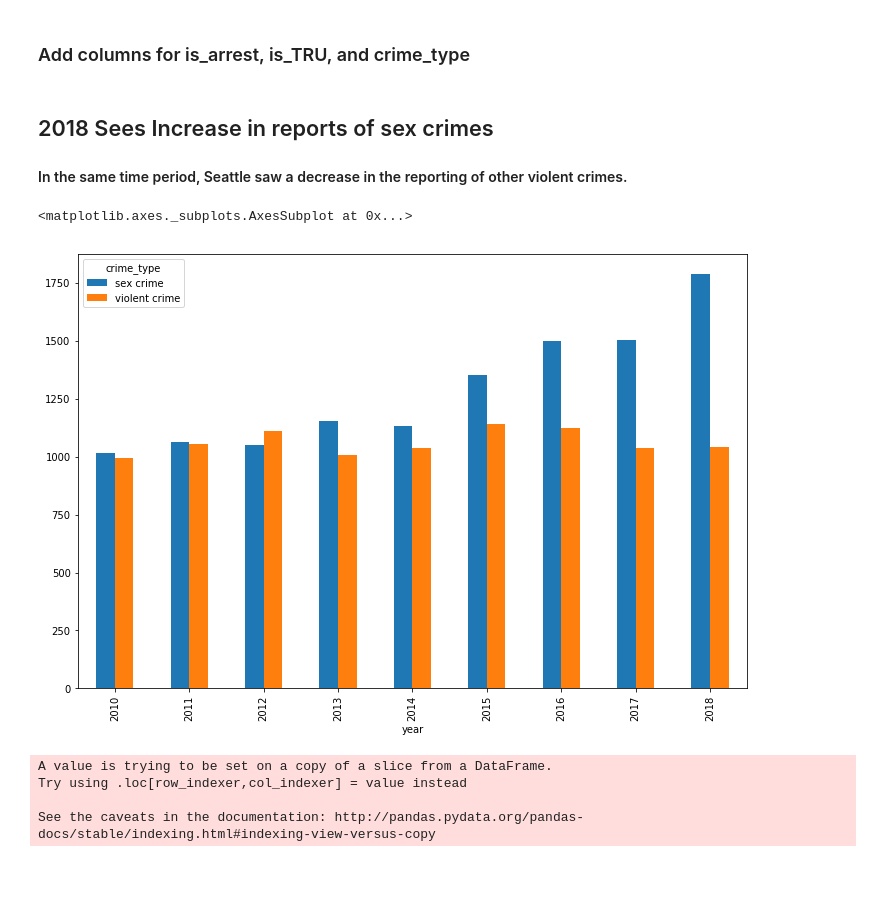
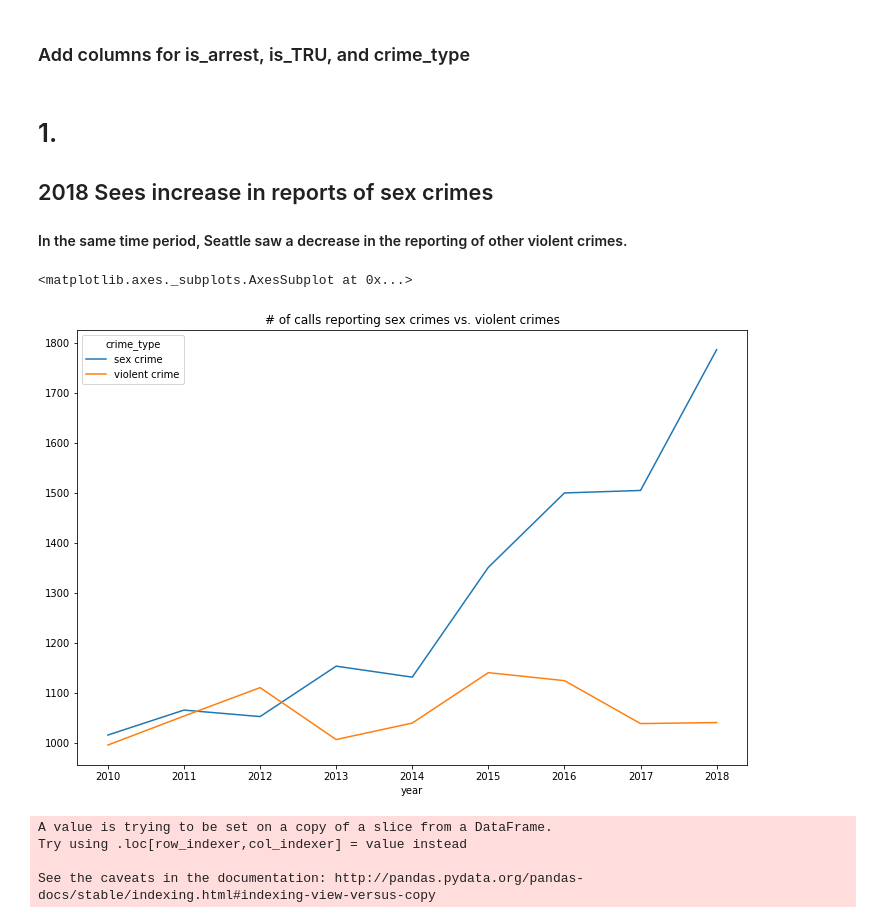
Before and after one commit to teacupwoozy/spd_notebook_archive, a Jupyter notebook: spd_notebook/2010-2018_SPD_Project.ipynb, the cells around one changed output. Saved outputs shown, nothing was run; the diff lists cells and outputs as text; code cells hidden in the pictures; blank space fills up the shorter version.

```diff
--- a/spd_notebook/2010-2018_SPD_Project.ipynb
+++ b/spd_notebook/2010-2018_SPD_Project.ipynb
@@ -110,15 +110,16 @@ data['is_TRU'] = np.where(data['initial_call_type'].isin(TRU_call_types), 'yes',
 # Add column identifying crime type
 data['crime_type'] = np.where(data['final_call_type'].isin(sex_crime_call_types), 'sex crime', 'violent crime')
 # %% [markdown]
-## 2018 Sees Increase in reports of sex crimes
+# 1.
+## 2018 Sees increase in reports of sex crimes
 #### In the same time period, Seattle saw a decrease in the reporting of other violent crimes.
 # %%
 # Compare number of sexual assault calls and violent crime calls by year
 
-data.groupby('crime_type').year.value_counts().unstack(0).plot.bar(stacked=False, figsize=(12,8))
+data.groupby('crime_type').year.value_counts().unstack(0).plot.line(stacked=False, figsize=(12,8), title="# of calls reporting sex crimes vs. violent crimes")
 # %% [output]
 <matplotlib.axes._subplots.AxesSubplot at 0x...>
-[figure, old version]
+[figure, new version]
 # %%
 # Create df that only contain violent crimes and rape calls
 is_rape = data['final_call_type'].str.contains(rape_terms)
```
Also changed, not shown: parts of 3 cells of this notebook.
